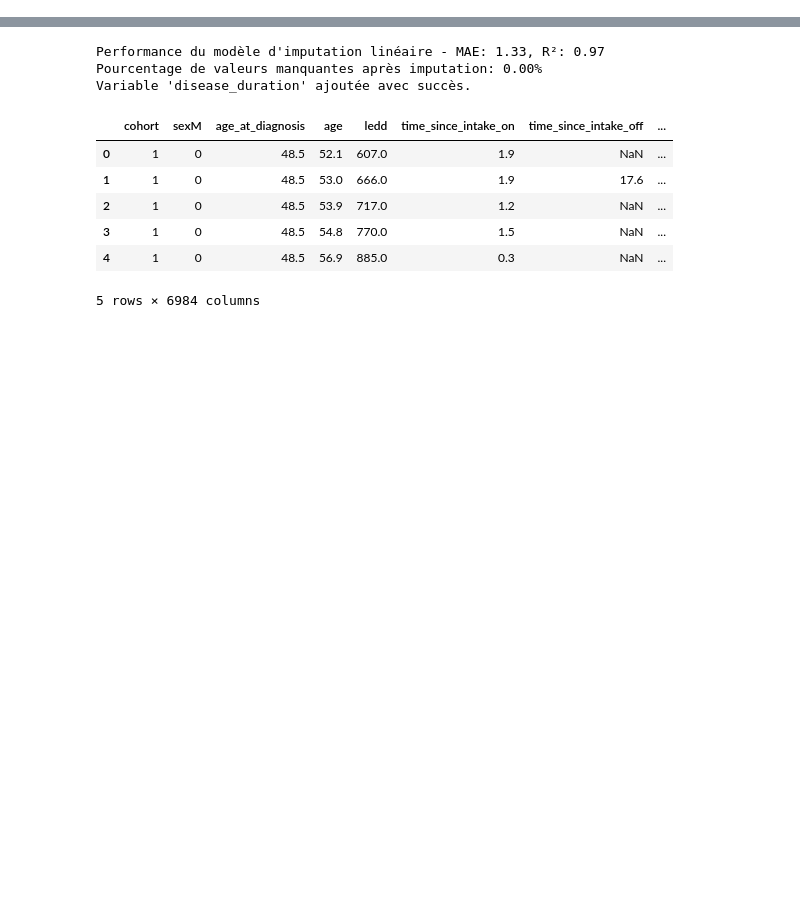
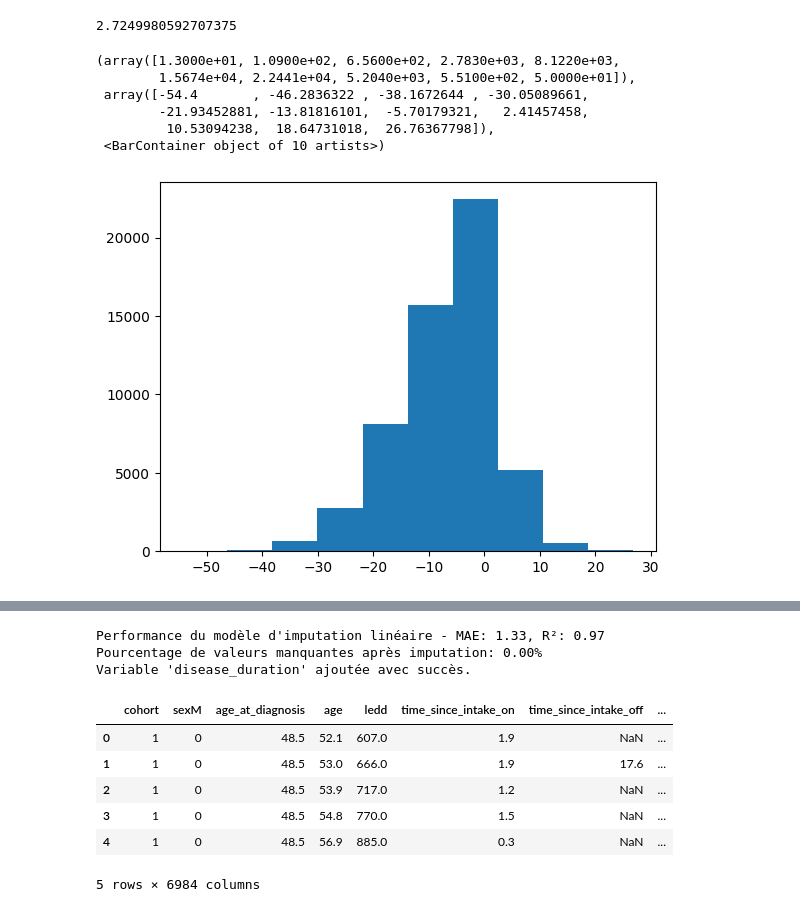
Before and after one commit to encoreunpseudo/ParkinsonScorePrediction, a Jupyter notebook: preprocess/prediction_on.ipynb, the cells around one changed output, grey strips where cells are left out. Saved outputs shown, nothing was run; the diff lists cells and outputs as text; code cells hidden in the pictures; blank space fills up the shorter version.

```diff
--- a/preprocess/prediction_on.ipynb
+++ b/preprocess/prediction_on.ipynb
@@ -33,0 +143,6 @@ X.head()
+# %%
+#  best features
+best_features = model.feature_importances_
+best_features = pd.DataFrame(best_features, index=X_train.columns, columns=['importance'])
+best_features = best_features.sort_values(by='importance', ascending=False)
+best_features
@@ -33,0 +167,4 @@ X.head()
+# %%
+# testons avec ce qui capture au moins 90% de l'importance
+best_features = best_features[best_features.importance > 0.01]
+best_features
@@ -33,0 +177,6 @@ X.head()
+# %%
+X_clean = X_train[best_features.index]
+X_clean_test = X_test[best_features.index]
+# %%
+model2=XGBRegressor(n_estimators=5000, learning_rate=0.07, n_jobs=-1)
+model2.fit(X_clean, y_train, eval_set=[(X_clean, y_train)], verbose=True)
@@ -33,0 +436,18 @@ X.head()
+# %%
+pred=model4.predict(X_val)
+np.sqrt(mean_squared_error(pred,y_val))
+# %% [output]
+2.7249980592707375
+# %%
+y_false=X_train['off']
+import matplotlib.pyplot as plt
+diff = y_false-y_train
+plt.hist(diff)
+# %% [output]
+(array([1.3000e+01, 1.0900e+02, 6.5600e+02, 2.7830e+03, 8.1220e+03,
+        1.5674e+04, 2.2441e+04, 5.2040e+03, 5.5100e+02, 5.0000e+01]),
+ array([-54.4       , -46.2836322 , -38.1672644 , -30.05089661,
+        -21.93452881, -13.81816101,  -5.70179321,   2.41457458,
+         10.53094238,  18.64731018,  26.76367798]),
+ <BarContainer object of 10 artists>)
+[figure, added]
```
Also changed, not shown: parts of 38 cells of this notebook, 4 other files.
